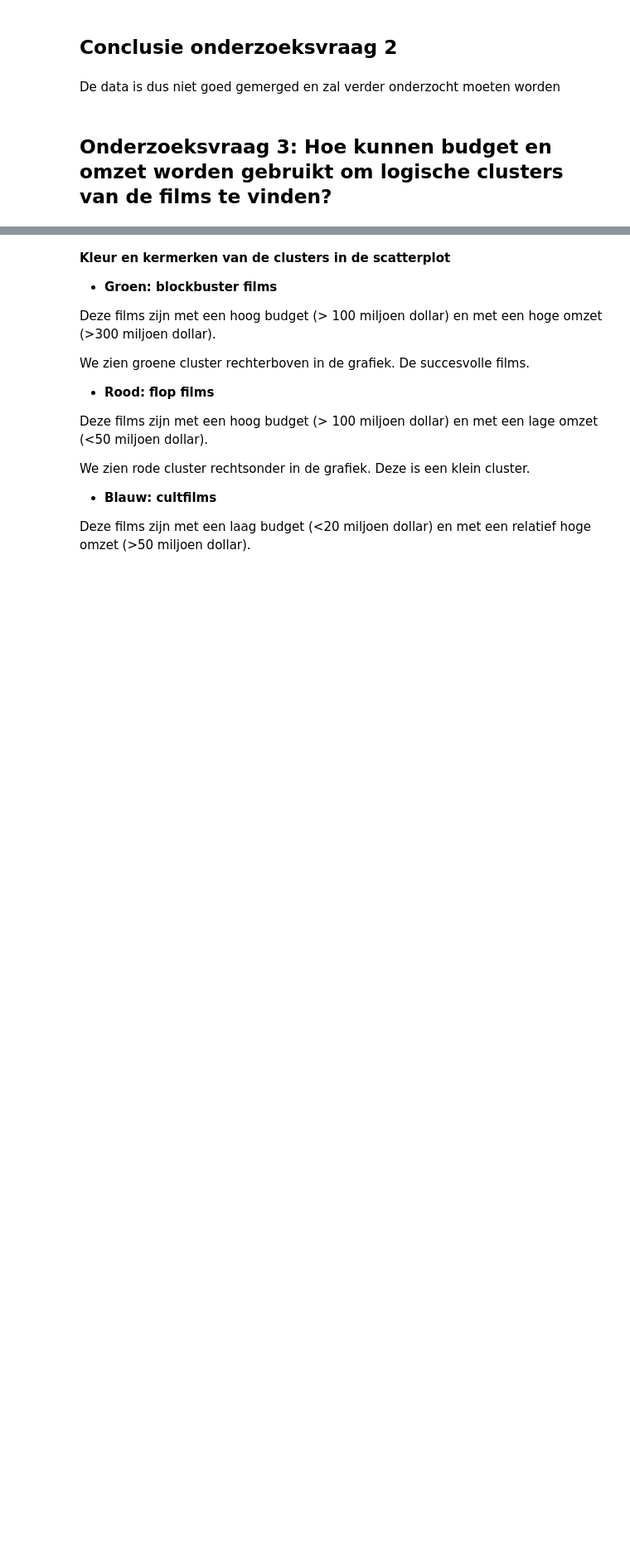
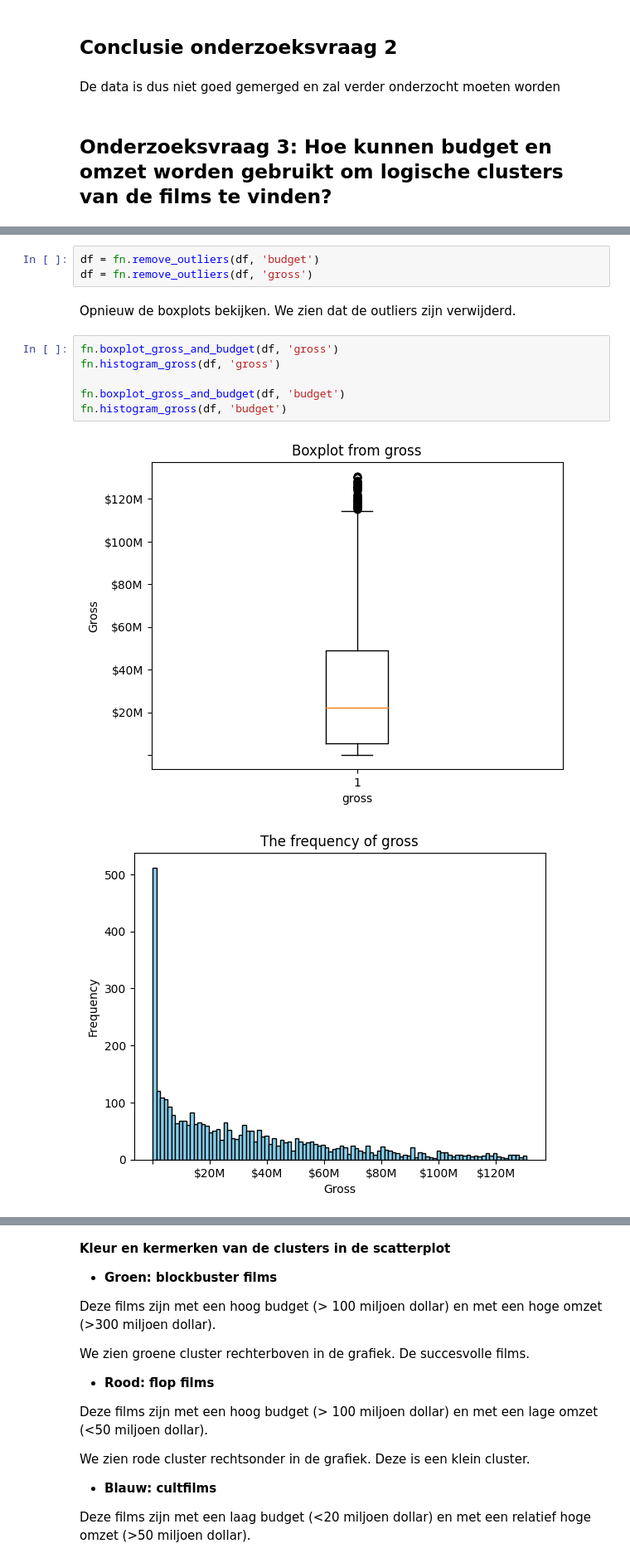
Before and after one commit to Pimdw/CM_CASUS, a Jupyter notebook: main.ipynb, the cells around one changed output, grey strips where cells are left out. Shown at 83% size. Saved outputs shown, nothing was run; the diff lists cells and outputs as text; blank space fills up the shorter version.

```diff
--- a/main.ipynb
+++ b/main.ipynb
@@ -791,0 +992,14 @@ De data is dus niet goed gemerged en zal verder onderzocht moeten worden
+# %%
+df = fn.remove_outliers(df, 'budget')
+df = fn.remove_outliers(df, 'gross')
+# %% [markdown]
+Opnieuw de boxplots bekijken. We zien dat de outliers zijn verwijderd.
+# %%
+fn.boxplot_gross_and_budget(df, 'gross')
+fn.histogram_gross(df, 'gross')
+
+fn.boxplot_gross_and_budget(df, 'budget')
+fn.histogram_gross(df, 'budget')
+# %% [output]
+[figure, added]
+[figure, added]
```
Also changed, not shown: parts of 61 cells of this notebook.
